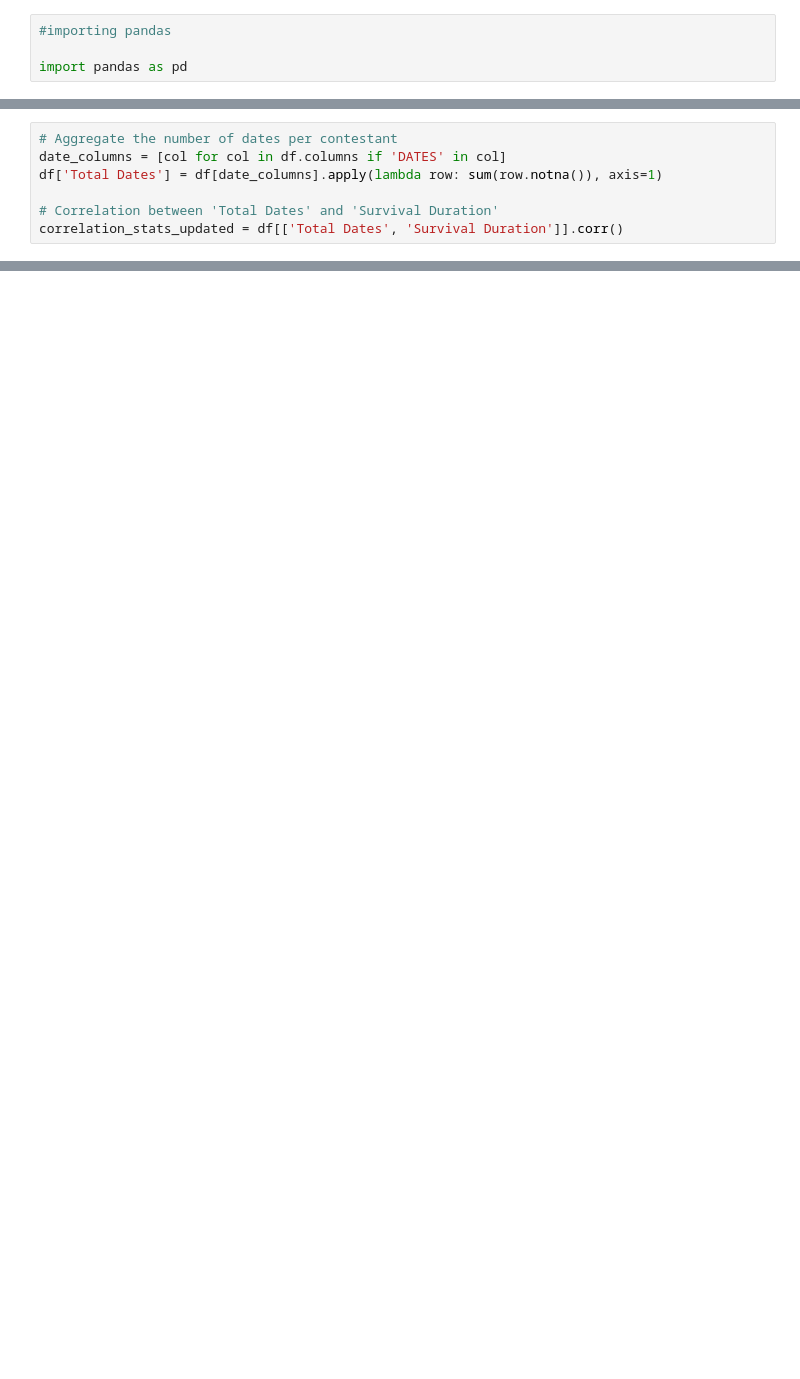
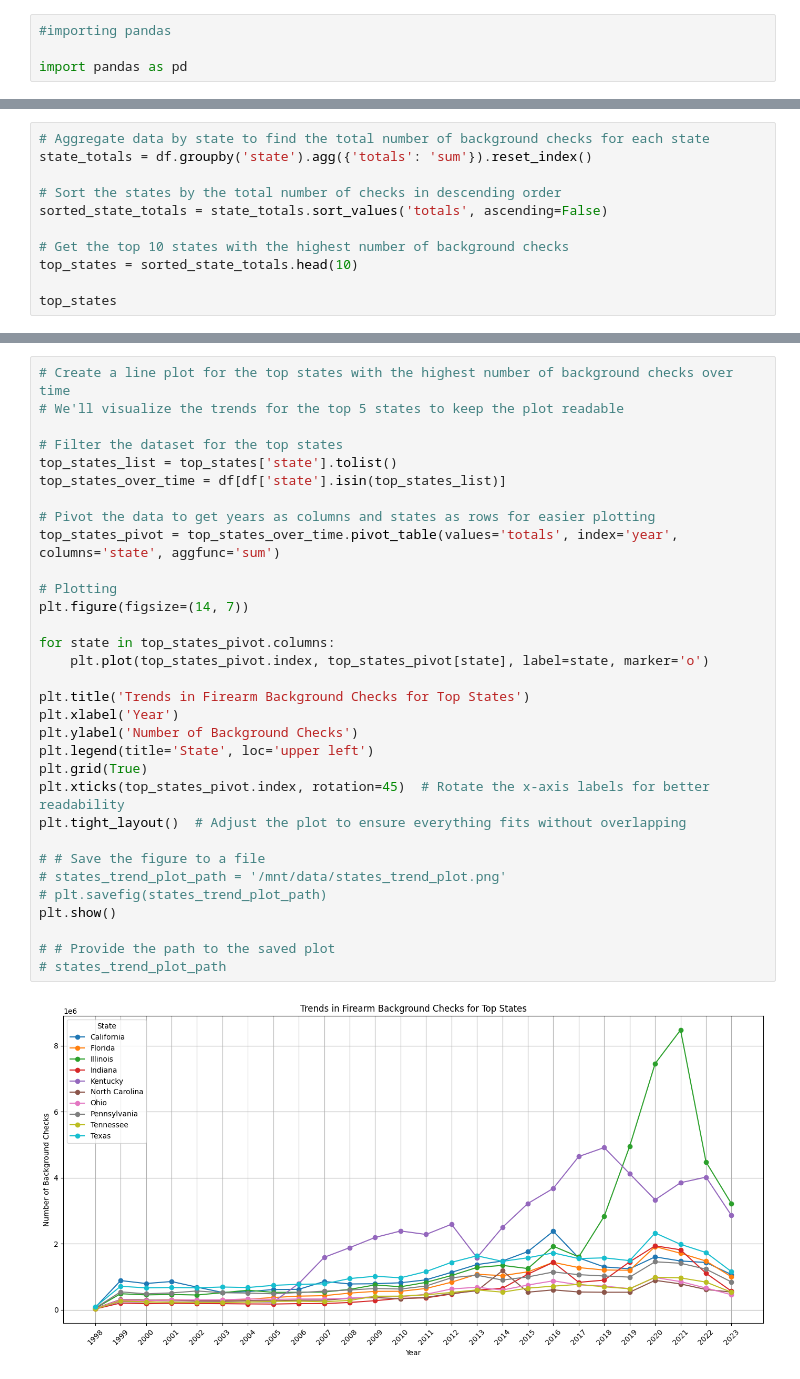
Before and after one commit to VUDataSci/data-presentation-aryaan05, a Jupyter notebook: Code.ipynb, the cells around one changed output, grey strips where cells are left out. Cells and saved outputs as stored; diff of their text form; blank space fills up the shorter version.

```diff
--- a/Code.ipynb
+++ b/Code.ipynb
@@ -86,7 +32,0 @@ Name: Survival Duration, dtype: float64
-# %%
-# Aggregate the number of dates per contestant
-date_columns = [col for col in df.columns if 'DATES' in col]
-df['Total Dates'] = df[date_columns].apply(lambda row: sum(row.notna()), axis=1)
-
-# Correlation between 'Total Dates' and 'Survival Duration'
-correlation_stats_updated = df[['Total Dates', 'Survival Duration']].corr()
@@ -137,0 +83,11 @@ plt.show()
+# %%
+# Aggregate data by state to find the total number of background checks for each state
+state_totals = df.groupby('state').agg({'totals': 'sum'}).reset_index()
+
+# Sort the states by the total number of checks in descending order
+sorted_state_totals = state_totals.sort_values('totals', ascending=False)
+
+# Get the top 10 states with the highest number of background checks
+top_states = sorted_state_totals.head(10)
+
+top_states
@@ -137,0 +106,34 @@ plt.show()
+# %%
+# Create a line plot for the top states with the highest number of background checks over time
+# We'll visualize the trends for the top 5 states to keep the plot readable
+
+# Filter the dataset for the top states
+top_states_list = top_states['state'].tolist()
+top_states_over_time = df[df['state'].isin(top_states_list)]
+
+# Pivot the data to get years as columns and states as rows for easier plotting
+top_states_pivot = top_states_over_time.pivot_table(values='totals', index='year', columns='state', aggfunc='sum')
+
+# Plotting
+plt.figure(figsize=(14, 7))
+
+for state in top_states_pivot.columns:
+    plt.plot(top_states_pivot.index, top_states_pivot[state], label=state, marker='o')
+
+plt.title('Trends in Firearm Background Checks for Top States')
+plt.xlabel('Year')
+plt.ylabel('Number of Background Checks')
+plt.legend(title='State', loc='upper left')
+plt.grid(True)
+plt.xticks(top_states_pivot.index, rotation=45)  # Rotate the x-axis labels for better readability
+plt.tight_layout()  # Adjust the plot to ensure everything fits without overlapping
+
+# # Save the figure to a file
+# states_trend_plot_path = '/mnt/data/states_trend_plot.png'
+# plt.savefig(states_trend_plot_path)
+plt.show()
+
+# # Provide the path to the saved plot
+# states_trend_plot_path
+# %% [output]
+[figure, added]
```
Also changed, not shown: parts of 15 cells of this notebook.
